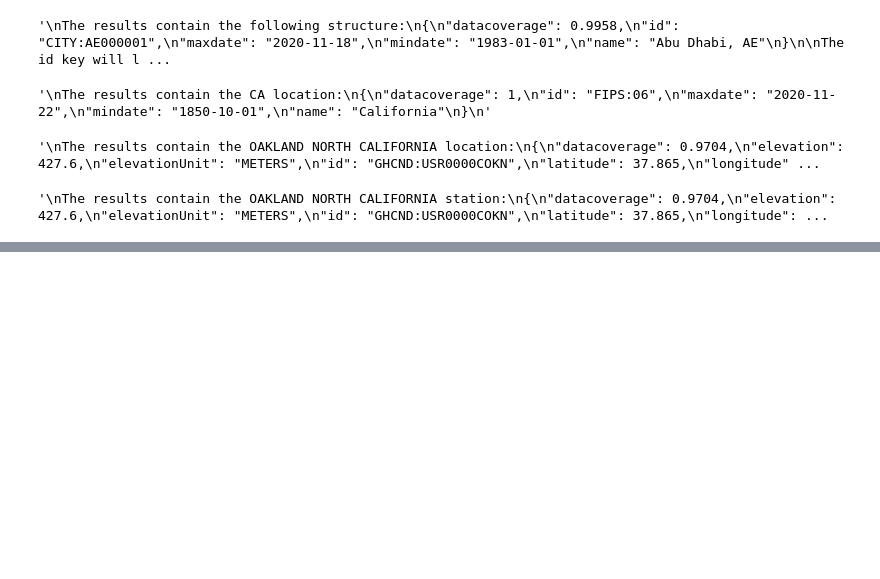
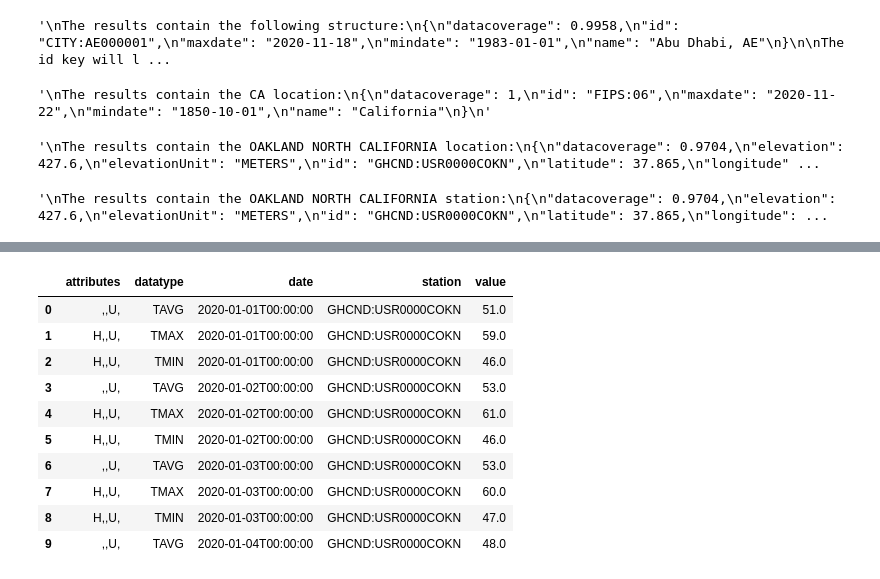
Before and after one commit to AmitSamra/NOAA, a Jupyter notebook: DailySummaries/daily_summaries.ipynb, the cells around one changed output, grey strips where cells are left out. Cells and saved outputs as stored; diff of their text form; code cells hidden in the pictures; blank space fills up the shorter version.

Commit message:
Added multiple file request

```diff
--- a/DailySummaries/daily_summaries.ipynb
+++ b/DailySummaries/daily_summaries.ipynb
@@ -184,0 +210,15 @@ The results contain the OAKLAND NORTH CALIFORNIA station:
+# %%
+# Finally, we can get the Daily Summaries for the OAKLAND NORTH CALIFORNIA station
+"""
+The data below is for Jan 2020 only.
+"""
+
+url = "https://www.ncdc.noaa.gov/cdo-web/api/v2/data?datasetid=GHCND&stationid=GHCND:USR0000COKN&startdate=2020-01-01&enddate=2020-01-31&units=standard&limit=1000"
+headers = {"token":os.environ.get('NOAA_Token')}
+response = requests.get(url, headers=headers)
+data = response.json()
+
+file_path = './data/daily_summaries_ca_oakland.json'
+
+with open(file_path, 'w') as f:
+    json.dump(data, f, indent=4, sort_keys=True)
@@ -184,0 +227,9 @@ The results contain the OAKLAND NORTH CALIFORNIA station:
+# %%
+# Load data
+
+file_path = './data/daily_summaries_ca_oakland.json'
+
+with open(file_path, 'r') as f:
+    data = json.load(f)
+
+data
@@ -184,0 +254,12 @@ The results contain the OAKLAND NORTH CALIFORNIA station:
+# %%
+# We can simpligy the above action by creating a function
+def read_json(file_path):
+    with open(file_path, 'r') as f:
+        data = json.load(f)
+    return data
+# %%
+# Apply the function to read daily_summaries_ca_oakland.json
+file_path = './data/daily_summaries_ca_oakland.json'
+
+json_contents = read_json(file_path)
+json_contents
@@ -184,0 +284,17 @@ The results contain the OAKLAND NORTH CALIFORNIA station:
+# %%
+# Convert json_contents into pandas dataframe
+# Note, we are after the content in the results key
+df_ds = pd.DataFrame(json_contents["results"])
+df_ds.head(10)
+# %% [output]
+|  | attributes | datatype | date | station | value |
+| 0 | ,,U, | TAVG | 2020-01-01T00:00:00 | GHCND:USR0000COKN | 51.0 |
+| 1 | H,,U, | TMAX | 2020-01-01T00:00:00 | GHCND:USR0000COKN | 59.0 |
+| 2 | H,,U, | TMIN | 2020-01-01T00:00:00 | GHCND:USR0000COKN | 46.0 |
+| 3 | ,,U, | TAVG | 2020-01-02T00:00:00 | GHCND:USR0000COKN | 53.0 |
+| 4 | H,,U, | TMAX | 2020-01-02T00:00:00 | GHCND:USR0000COKN | 61.0 |
+| 5 | H,,U, | TMIN | 2020-01-02T00:00:00 | GHCND:USR0000COKN | 46.0 |
+| 6 | ,,U, | TAVG | 2020-01-03T00:00:00 | GHCND:USR0000COKN | 53.0 |
+| 7 | H,,U, | TMAX | 2020-01-03T00:00:00 | GHCND:USR0000COKN | 60.0 |
+| 8 | H,,U, | TMIN | 2020-01-03T00:00:00 | GHCND:USR0000COKN | 47.0 |
+| 9 | ,,U, | TAVG | 2020-01-04T00:00:00 | GHCND:USR0000COKN | 48.0 |
```
Also changed, not shown: parts of 9 cells of this notebook, 7 other files.
